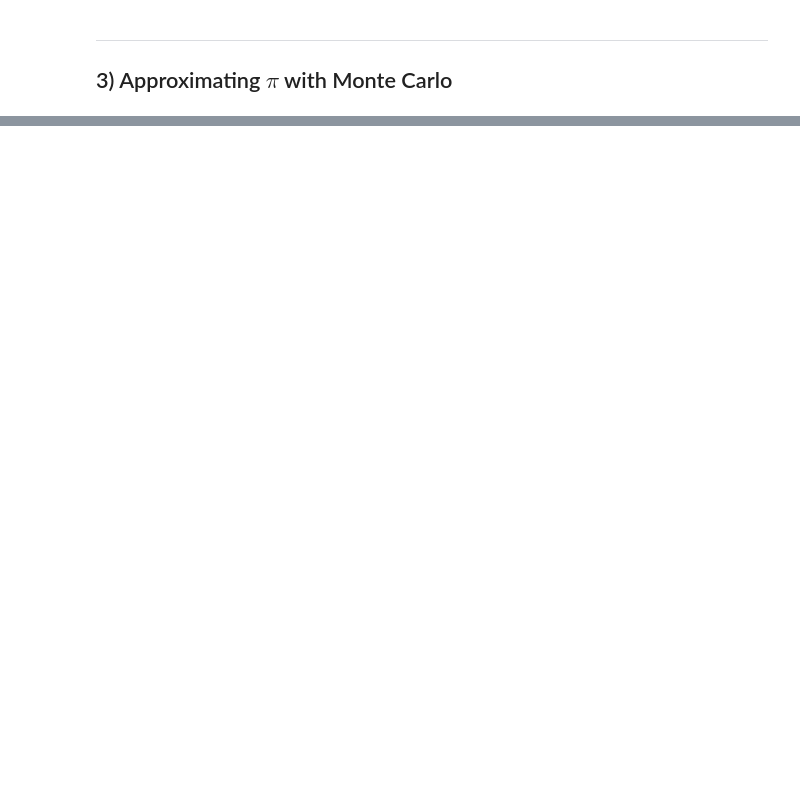
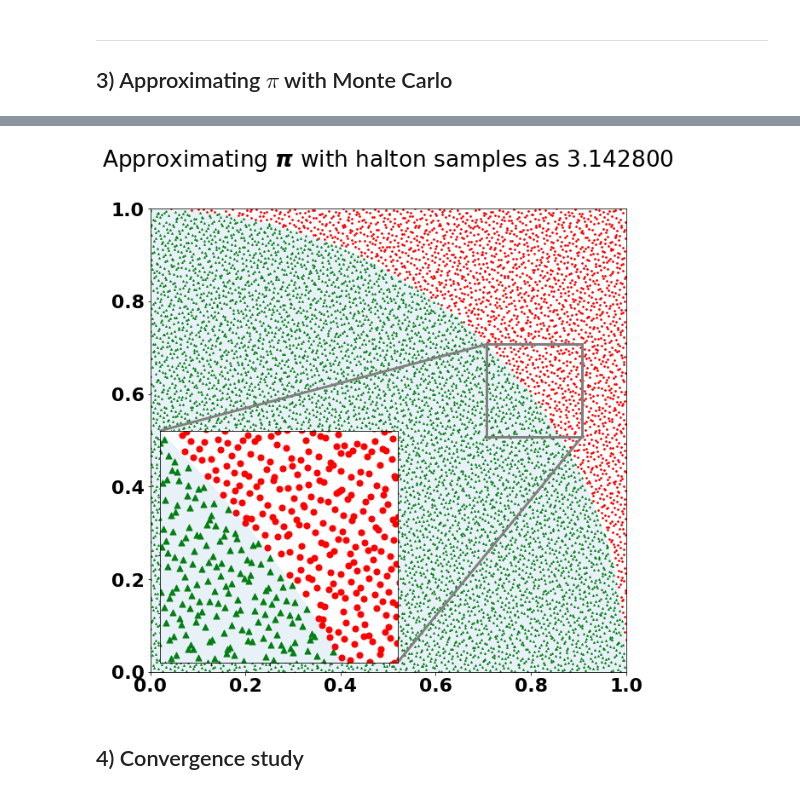
Before and after one commit to camminady/UQ2019, a Jupyter notebook: ex1.ipynb, the cells around one changed output, grey strips where cells are left out. Cells and saved outputs as stored; diff of their text form; code cells hidden in the pictures; blank space fills up the shorter version.

Commit message:
Adding convergence study.

```diff
--- a/ex1.ipynb
+++ b/ex1.ipynb
@@ -1,21 +1,45 @@
 # %%
 # Load packages necessary for the computations below
-from numpy import ones_like, exp, array
-from numpy.random import uniform, gamma
+# and define the rng and visualization function.
+from numpy import ones_like, exp, array, pi, zeros
+from numpy.random import uniform, gamma, randint, permutation
 import matplotlib
 import scipy.special as sps
 font = {'weight' : 'bold',
         'size'   : 22}
 matplotlib.rc('font', **font)
 from numpy import sqrt
-import matplotlib
+import pandas as pd
+import seaborn as sns
 import matplotlib.pyplot as plt
 from matplotlib.patches import Wedge
 from matplotlib.collections import PatchCollection
 from mpl_toolkits.axes_grid1.inset_locator import zoomed_inset_axes, mark_inset# make font huge for beamer
-!pip install sobol_seq
+!pip install git+https://github.com/naught101/sobol_seq
 !pip install ghalton
+import sobol_seq
+import ghalton
 
+def rng(n,name):
+    if name=="uniform":
+        x = uniform(0,1,n)
+        y = uniform(0,1,n)
+        return x,y
+
+    if name=='sobol':
+        # currently a bug in sobol that seems to give the same
+        # random numbers. this is a hack to avoid that
+        samples = sobol_seq.i4_sobol_generate(2, n)
+        x =samples[:n,0]
+        y =samples[:n,1]
+        return x,y
+
+    if name=='halton':
+        sequencer = ghalton.GeneralizedHalton(2,randint(10000)) # two dimensions
+        samples = array(sequencer.get(n))
+        x = samples[:,0]
+        y = samples[:,1]
+        return x,y
 
 def visualize(x, y, name):
     fig, ax = plt.subplots(figsize=(10, 10))
@@ -121,0 +126,5 @@ Requirement already satisfied: ghalton in /usr/lib/python3.7/site-packages (0.6.
+# %%
+n = 10000
+name = 'uniform'
+x, y = rng(n,name)
+visualize(x,y,name)
@@ -121,0 +139,8 @@ Requirement already satisfied: ghalton in /usr/lib/python3.7/site-packages (0.6.
+# %%
+name = 'halton'
+x, y = rng(n,name)
+visualize(x,y,name)
+# %% [output]
+[figure, added]
+# %% [markdown]
+## 4) Convergence study
```
Also changed, not shown: parts of 10 cells of this notebook.
